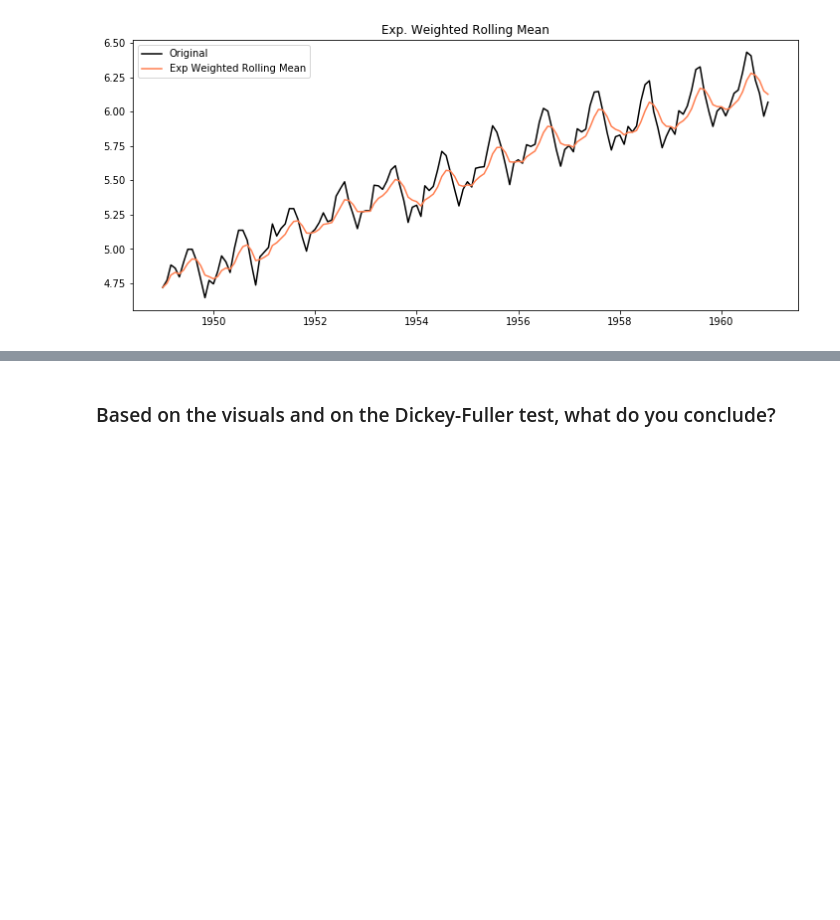
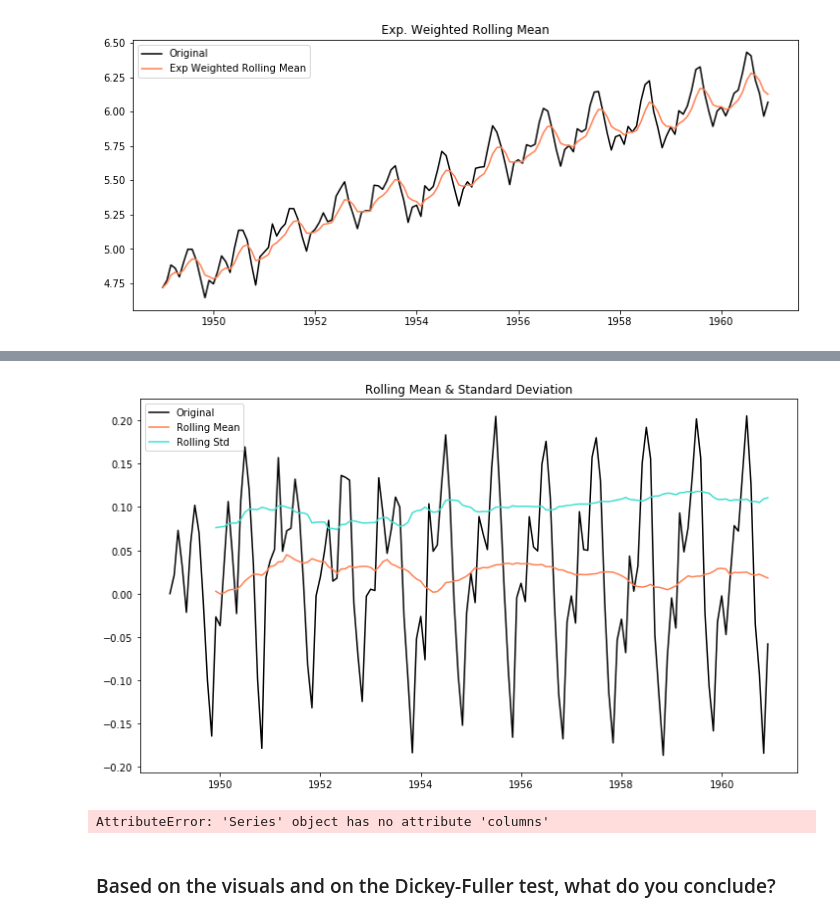
Before and after one commit to graceh3/dsc-3-25-08-removing-trends-lab-nyc-ds-career-012819, a Jupyter notebook: index.ipynb, the cells around one changed output, grey strips where cells are left out. Cells and saved outputs as stored; diff of their text form; code cells hidden in the pictures; blank space fills up the shorter version.

```diff
--- a/index.ipynb
+++ b/index.ipynb
@@ -187,5 +187,9 @@ plt.show(block=False)
 # %%
 # do a stationarity check
+stationarity_check(data_minus_exp_rolmean)
+# %% [output]
+[figure, added]
+AttributeError: 'Series' object has no attribute 'columns'
 # %% [markdown]
 ### Based on the visuals and on the Dickey-Fuller test, what do you conclude?
 # %% [markdown]
```
Also changed, not shown: parts of 1 cell of this notebook.
